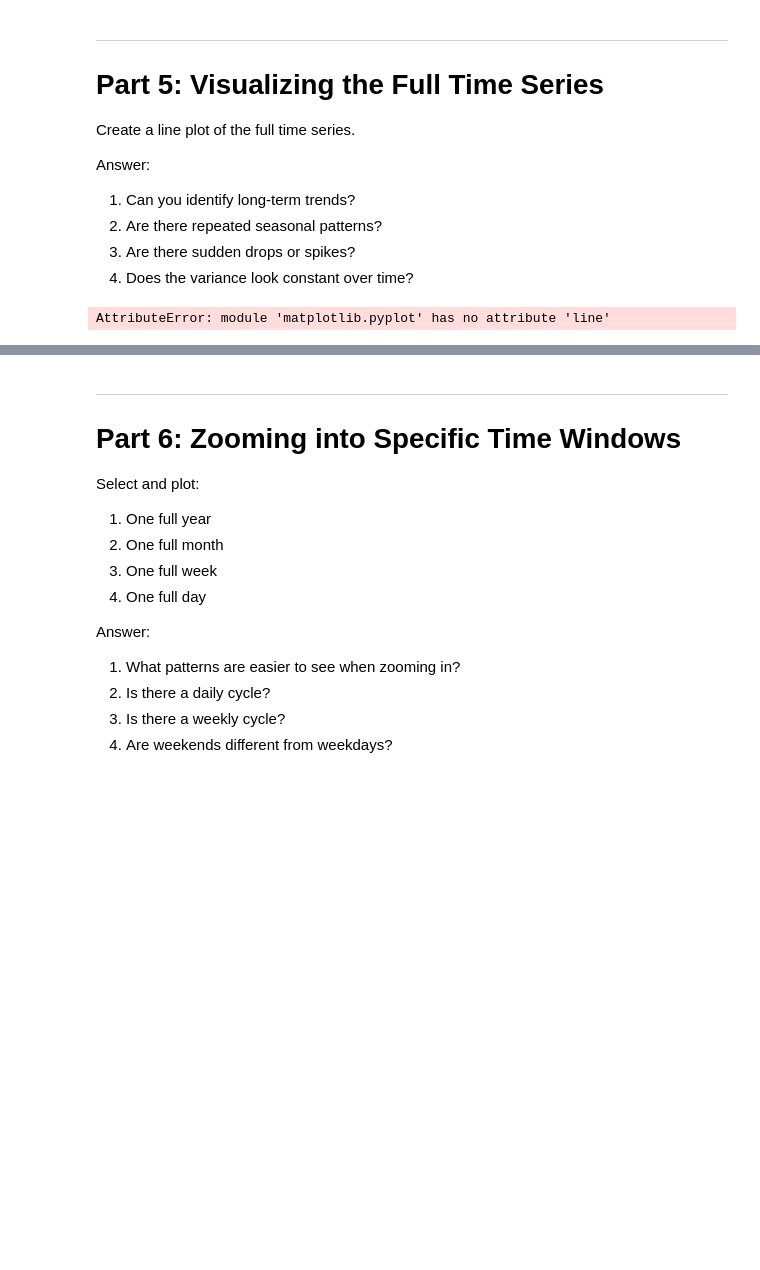
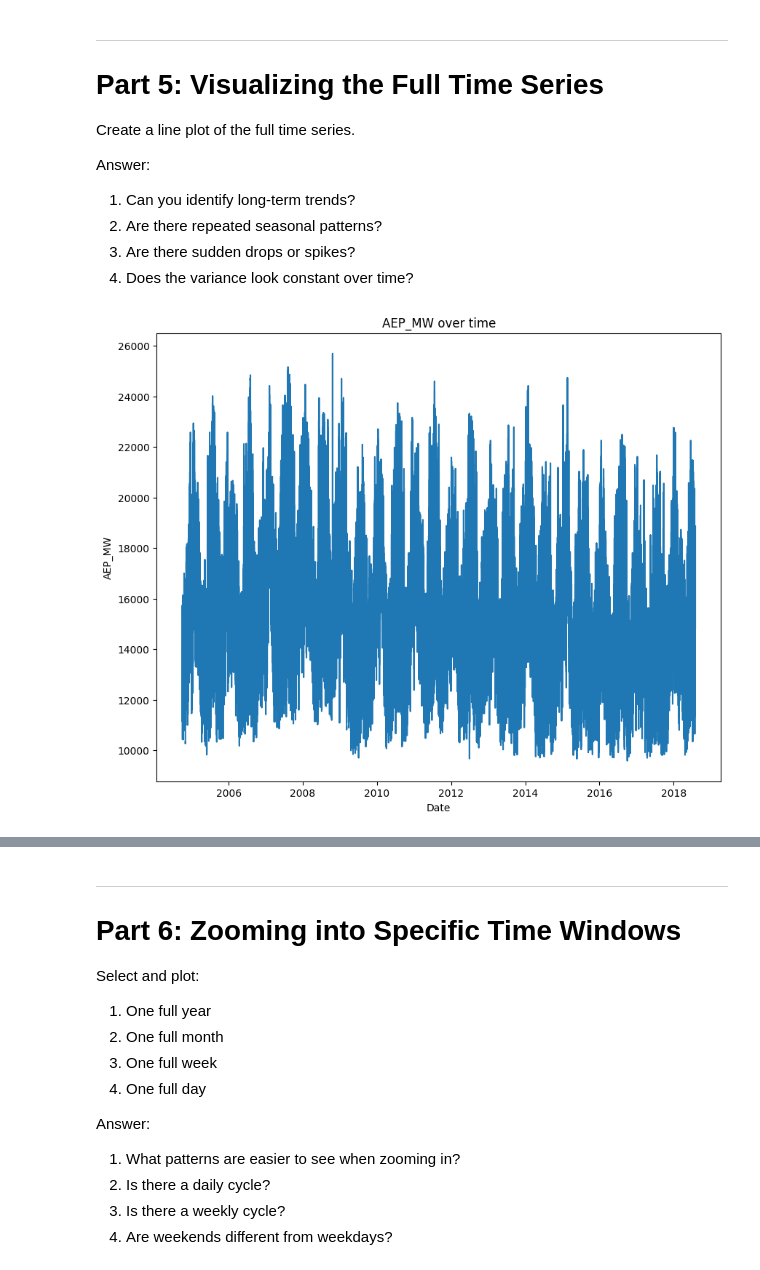
Before and after one commit to yoav-ayalon/course-Time-Series, a Jupyter notebook: HW1/01_time_series_eda_homework.ipynb, the cells around one changed output, grey strips where cells are left out. Cells and saved outputs as stored; diff of their text form; code cells hidden in the pictures; blank space fills up the shorter version.

```diff
--- a/HW1/01_time_series_eda_homework.ipynb
+++ b/HW1/01_time_series_eda_homework.ipynb
@@ -324,11 +338,14 @@ Answer:
 3. Are there sudden drops or spikes?
 4. Does the variance look constant over time?
 # %%
-plt.line(df.index, df[df.columns[0]])
-plt.title("Time Series Plot")
+plt.figure(figsize=(10, 8))
+plt.plot(fix_data.index, fix_data["AEP_MW"])
+plt.xlabel("Date")
+plt.ylabel("AEP_MW")
+plt.title("AEP_MW over time")
 plt.show()
 # %% [output]
-AttributeError: module 'matplotlib.pyplot' has no attribute 'line'
+[figure, added]
 # %% [markdown]
 Write your interpretation here:
 
```
Also changed, not shown: parts of 12 cells of this notebook.
